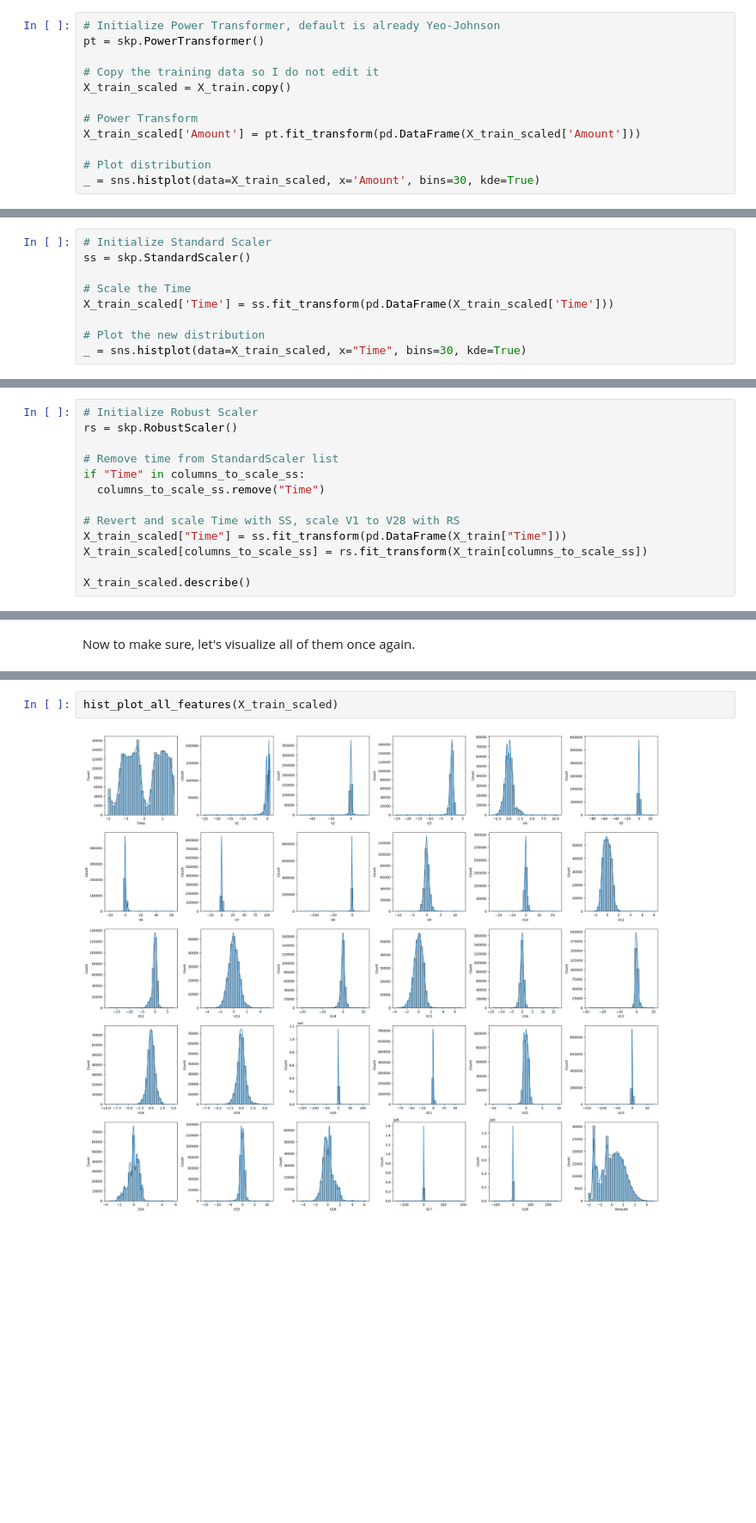
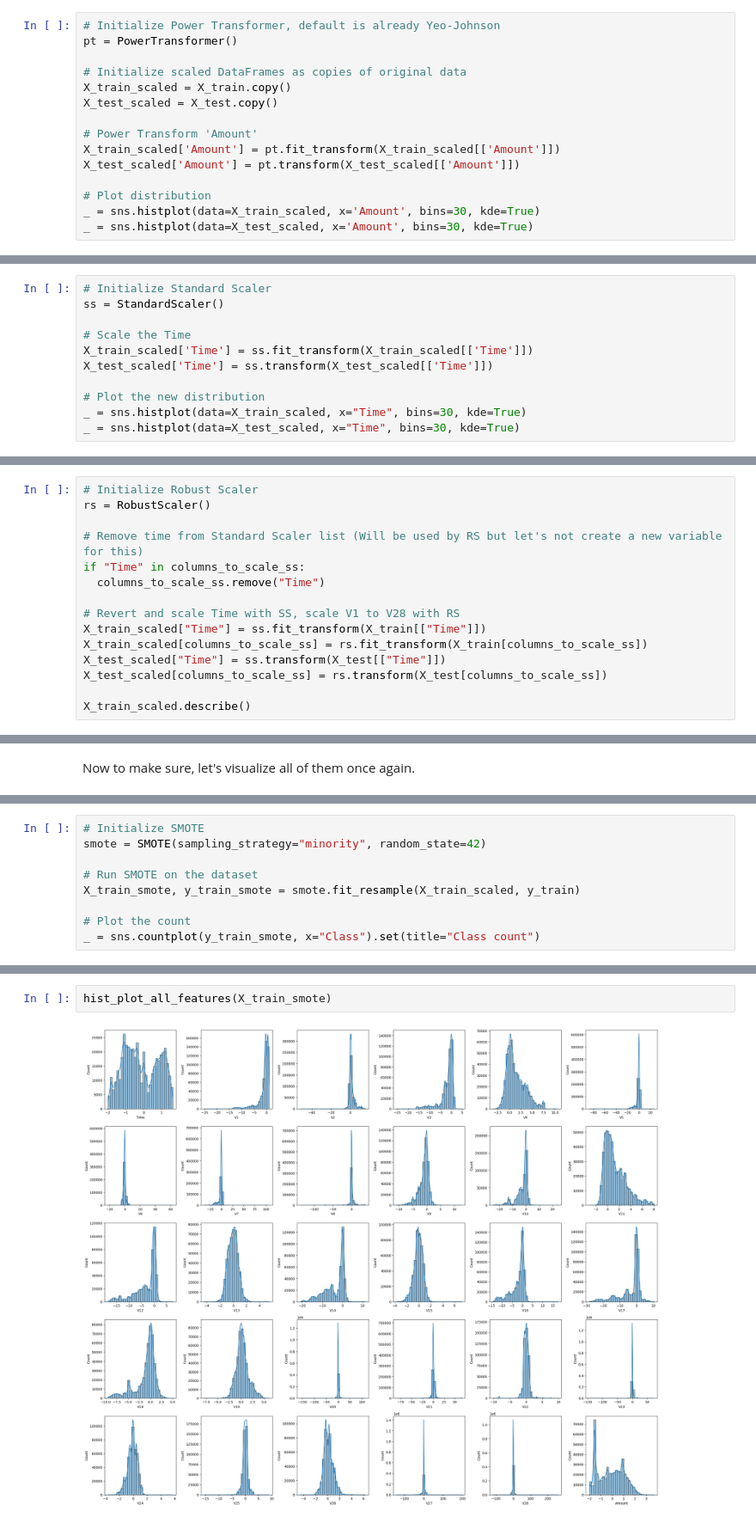
Before and after one commit to DoubleCyclone/Credit-Card-Fraud-Detection, a Jupyter notebook: notebooks/credit_card_fraud_detection.ipynb, the cells around one changed output, grey strips where cells are left out. Shown at 86% size. Cells and saved outputs as stored; diff of their text form; blank space fills up the shorter version.

```diff
--- a/notebooks/credit_card_fraud_detection.ipynb
+++ b/notebooks/credit_card_fraud_detection.ipynb
@@ -123,13 +126,16 @@ Now it is time to get the data to be the most useful it can be. There are a few
 # %%
 # Initialize Power Transformer, default is already Yeo-Johnson
-pt = skp.PowerTransformer()
+pt = PowerTransformer()
 
-# Copy the training data so I do not edit it
+# Initialize scaled DataFrames as copies of original data
 X_train_scaled = X_train.copy()
+X_test_scaled = X_test.copy()
 
-# Power Transform
-X_train_scaled['Amount'] = pt.fit_transform(pd.DataFrame(X_train_scaled['Amount']))
+# Power Transform 'Amount'
+X_train_scaled['Amount'] = pt.fit_transform(X_train_scaled[['Amount']])
+X_test_scaled['Amount'] = pt.transform(X_test_scaled[['Amount']])
 
 # Plot distribution
 _ = sns.histplot(data=X_train_scaled, x='Amount', bins=30, kde=True)
+_ = sns.histplot(data=X_test_scaled, x='Amount', bins=30, kde=True)
 # %% [output]
@@ -145,11 +177,13 @@ _ = sns.histplot(data=np.log1p(X_train_scaled), x="Amount", bins=30, kde=True)
 Still better than the original version but I think Power Transformer is the winner here because log transformed version is still skewed and most of the data resides in the 0-2 range which diverges from a gaussian distribution more than the power transformed one. Let's move on to **Time**.
 # %%
 # Initialize Standard Scaler
-ss = skp.StandardScaler()
+ss = StandardScaler()
 
 # Scale the Time
-X_train_scaled['Time'] = ss.fit_transform(pd.DataFrame(X_train_scaled['Time']))
+X_train_scaled['Time'] = ss.fit_transform(X_train_scaled[['Time']])
+X_test_scaled['Time'] = ss.transform(X_test_scaled[['Time']])
 
 # Plot the new distribution
 _ = sns.histplot(data=X_train_scaled, x="Time", bins=30, kde=True)
+_ = sns.histplot(data=X_test_scaled, x="Time", bins=30, kde=True)
 # %% [output]
@@ -208,15 +305,17 @@ Max Value in the DataFrame = 102.54342136221207
 Okay this range problem stems from the extreme outliers in some of these features. I think a **RobustScaler** would fit these features better to keep the outlier informaton as best as possible for possible outlier-fraud connection while maintaining proper scaling of the central distribution so I will be using **RobuestScaler** for **V1** to **V28**, **StandardScaler** for **Time** (which does not have outliers) and a **PowerTransformer** for **Amount**.
 # %%
 # Initialize Robust Scaler
-rs = skp.RobustScaler()
+rs = RobustScaler()
 
-# Remove time from StandardScaler list
+# Remove time from Standard Scaler list (Will be used by RS but let's not create a new variable for this)
 if "Time" in columns_to_scale_ss:
   columns_to_scale_ss.remove("Time")
 
 # Revert and scale Time with SS, scale V1 to V28 with RS
-X_train_scaled["Time"] = ss.fit_transform(pd.DataFrame(X_train["Time"]))
+X_train_scaled["Time"] = ss.fit_transform(X_train[["Time"]])
 X_train_scaled[columns_to_scale_ss] = rs.fit_transform(X_train[columns_to_scale_ss])
+X_test_scaled["Time"] = ss.transform(X_test[["Time"]])
+X_test_scaled[columns_to_scale_ss] = rs.transform(X_test[columns_to_scale_ss])
 
 X_train_scaled.describe()
 # %% [output]
@@ -233,0 +344,9 @@ Now to make sure, let's visualize all of them once again.
+# %%
+# Initialize SMOTE
+smote = SMOTE(sampling_strategy="minority", random_state=42)
+
+# Run SMOTE on the dataset
+X_train_smote, y_train_smote = smote.fit_resample(X_train_scaled, y_train)
+
+# Plot the count
+_ = sns.countplot(y_train_smote, x="Class").set(title="Class count")
@@ -234,4 +430,4 @@ Now to make sure, let's visualize all of them once again.
 # %%
-hist_plot_all_features(X_train_scaled)
+hist_plot_all_features(X_train_smote)
 # %% [output]
-[figure, old version]
+[figure, new version]
```
Also changed, not shown: parts of 45 cells of this notebook.
